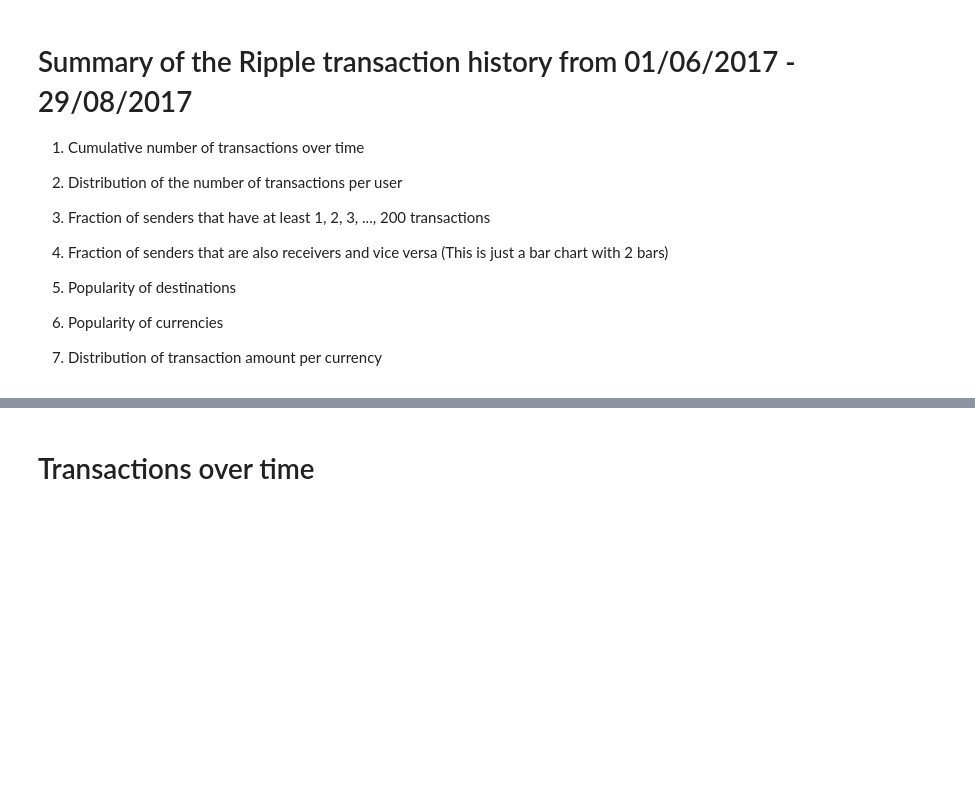
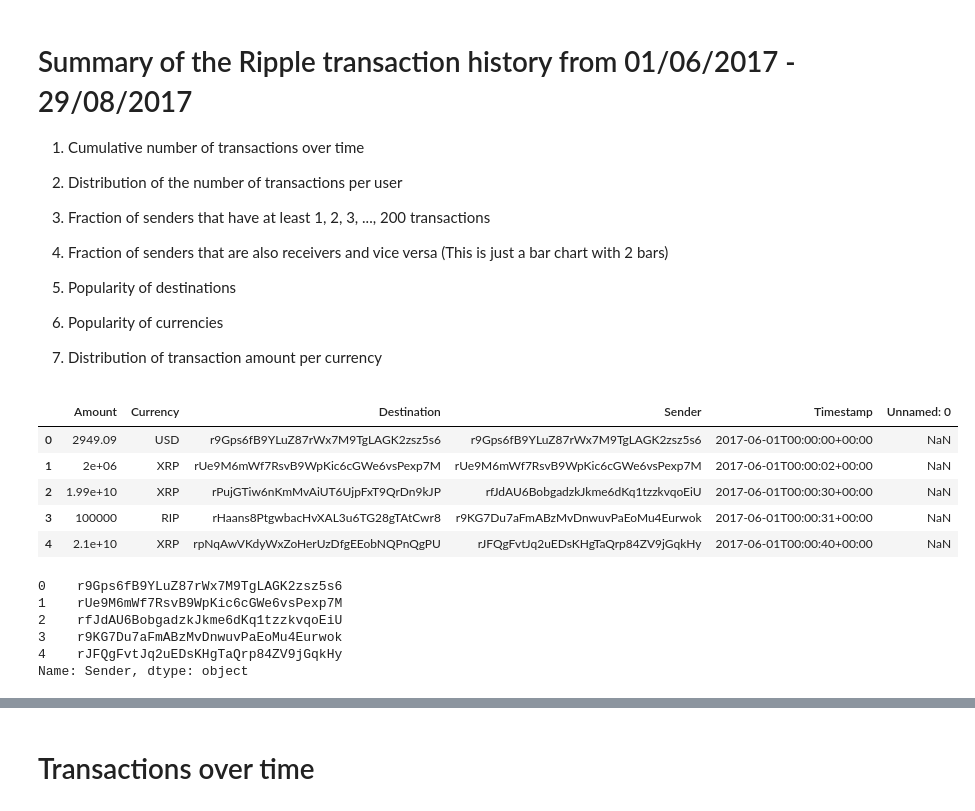
Before and after one commit to tur-ium/Ripple-and-privacy, a Jupyter notebook: Ripple dataset summary.ipynb, the cells around one changed output, grey strips where cells are left out. Drawn from its saved outputs; the diff is of its cells as text; code cells hidden in the pictures; blank space fills up the shorter version.

```diff
--- a/Ripple dataset summary.ipynb
+++ b/Ripple dataset summary.ipynb
@@ -35,4 +35,22 @@ for day in date_list:
 
 dataset = pd.concat(files)
+# %%
+dataset.head()
+# %% [output]
+|  | Amount | Currency | Destination | Sender | Timestamp | Unnamed: 0 |
+| 0 | 2949.09 | USD | r9Gps6fB9YLuZ87rWx7M9TgLAGK2zsz5s6 | r9Gps6fB9YLuZ87rWx7M9TgLAGK2zsz5s6 | 2017-06-01T00:00:00+00:00 | NaN |
+| 1 | 2e+06 | XRP | rUe9M6mWf7RsvB9WpKic6cGWe6vsPexp7M | rUe9M6mWf7RsvB9WpKic6cGWe6vsPexp7M | 2017-06-01T00:00:02+00:00 | NaN |
+| 2 | 1.99e+10 | XRP | rPujGTiw6nKmMvAiUT6UjpFxT9QrDn9kJP | rfJdAU6BobgadzkJkme6dKq1tzzkvqoEiU | 2017-06-01T00:00:30+00:00 | NaN |
+| 3 | 100000 | RIP | rHaans8PtgwbacHvXAL3u6TG28gTAtCwr8 | r9KG7Du7aFmABzMvDnwuvPaEoMu4Eurwok | 2017-06-01T00:00:31+00:00 | NaN |
+| 4 | 2.1e+10 | XRP | rpNqAwVKdyWxZoHerUzDfgEEobNQPnQgPU | rJFQgFvtJq2uEDsKHgTaQrp84ZV9jGqkHy | 2017-06-01T00:00:40+00:00 | NaN |
+# %%
+dataset.loc[:,'Sender'].head()
+# %% [output]
+0    r9Gps6fB9YLuZ87rWx7M9TgLAGK2zsz5s6
+1    rUe9M6mWf7RsvB9WpKic6cGWe6vsPexp7M
+2    rfJdAU6BobgadzkJkme6dKq1tzzkvqoEiU
+3    r9KG7Du7aFmABzMvDnwuvPaEoMu4Eurwok
+4    rJFQgFvtJq2uEDsKHgTaQrp84ZV9jGqkHy
+Name: Sender, dtype: object
 # %%
 #BASIC SUMMARY
```
Also changed, not shown: parts of 12 cells of this notebook.
